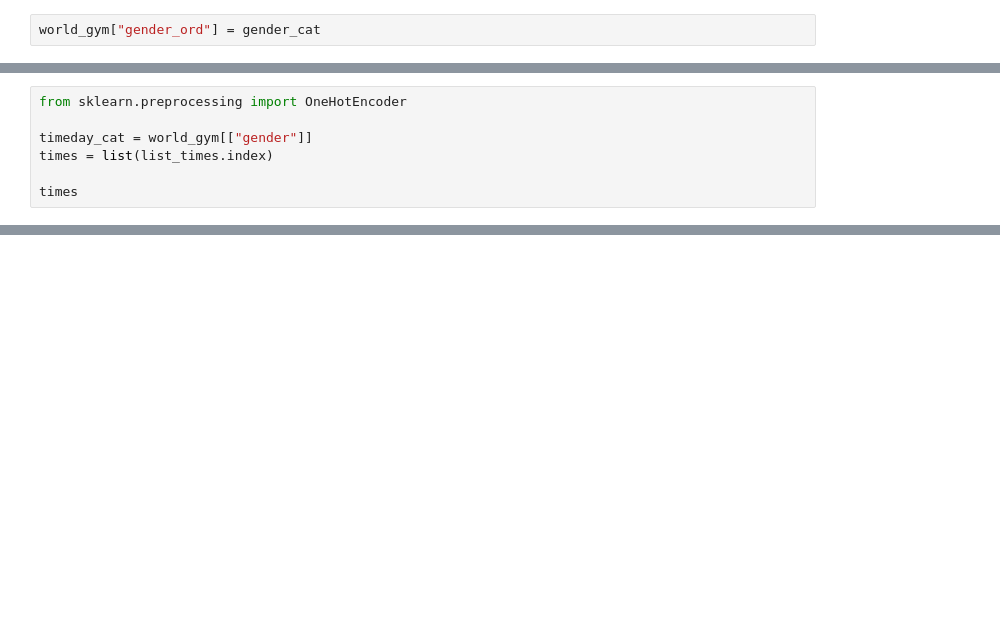
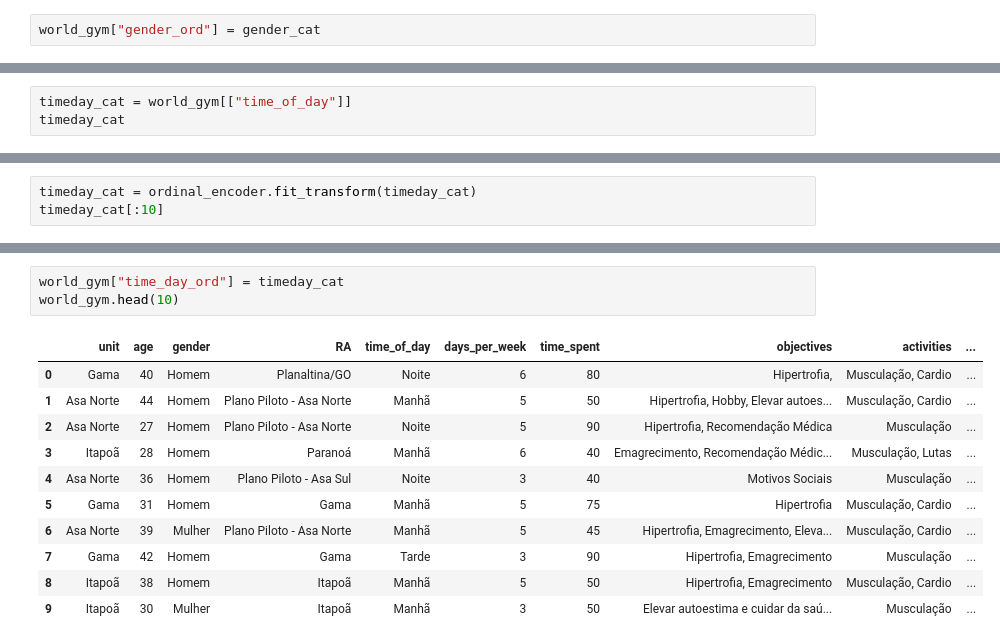
Before and after one commit to n3vrmr/world-gym, a Jupyter notebook: relatório/Análise de dados com técnicas de Machine Learning.ipynb, the cells around one changed output, grey strips where cells are left out. Saved outputs shown, nothing was run; the diff lists cells and outputs as text; blank space fills up the shorter version.

```diff
--- a/relatório/Análise de dados com técnicas de Machine Learning.ipynb
+++ b/relatório/Análise de dados com técnicas de Machine Learning.ipynb
@@ -243,10 +234,6 @@ Tarde, Noite             2
 Manhã, Tarde, Noite      1
 Name: time_of_day, dtype: int64
 # %%
-from sklearn.preprocessing import OneHotEncoder
-
-timeday_cat = world_gym[["gender"]]
-times = list(list_times.index)
-
-times
+timeday_cat = world_gym[["time_of_day"]]
+timeday_cat
 # %% [output]
@@ -259,0 +253,3 @@ times
+# %%
+timeday_cat = ordinal_encoder.fit_transform(timeday_cat)
+timeday_cat[:10]
@@ -259,0 +267,15 @@ times
+# %%
+world_gym["time_day_ord"] = timeday_cat
+world_gym.head(10)
+# %% [output]
+|  | unit | age | gender | RA | time_of_day | days_per_week | time_spent | objectives | activities | ... |
+| 0 | Gama | 40 | Homem | Planaltina/GO | Noite | 6 | 80 | Hipertrofia, | Musculação, Cardio | ... |
+| 1 | Asa Norte | 44 | Homem | Plano Piloto - Asa Norte | Manhã | 5 | 50 | Hipertrofia, Hobby, Elevar autoes... | Musculação, Cardio | ... |
+| 2 | Asa Norte | 27 | Homem | Plano Piloto - Asa Norte | Noite | 5 | 90 | Hipertrofia, Recomendação Médica | Musculação | ... |
+| 3 | Itapoã | 28 | Homem | Paranoá | Manhã | 6 | 40 | Emagrecimento, Recomendação Médic... | Musculação, Lutas | ... |
+| 4 | Asa Norte | 36 | Homem | Plano Piloto - Asa Sul | Noite | 3 | 40 | Motivos Sociais | Musculação | ... |
+| 5 | Gama | 31 | Homem | Gama | Manhã | 5 | 75 | Hipertrofia | Musculação, Cardio | ... |
+| 6 | Asa Norte | 39 | Mulher | Plano Piloto - Asa Norte | Manhã | 5 | 45 | Hipertrofia, Emagrecimento, Eleva... | Musculação, Cardio | ... |
+| 7 | Gama | 42 | Homem | Gama | Tarde | 3 | 90 | Hipertrofia, Emagrecimento | Musculação | ... |
+| 8 | Itapoã | 38 | Homem | Itapoã | Manhã | 5 | 50 | Hipertrofia, Emagrecimento | Musculação, Cardio | ... |
+| 9 | Itapoã | 30 | Mulher | Itapoã | Manhã | 3 | 50 | Elevar autoestima e cuidar da saú... | Musculação | ... |
```
Also changed, not shown: parts of 19 cells of this notebook.
